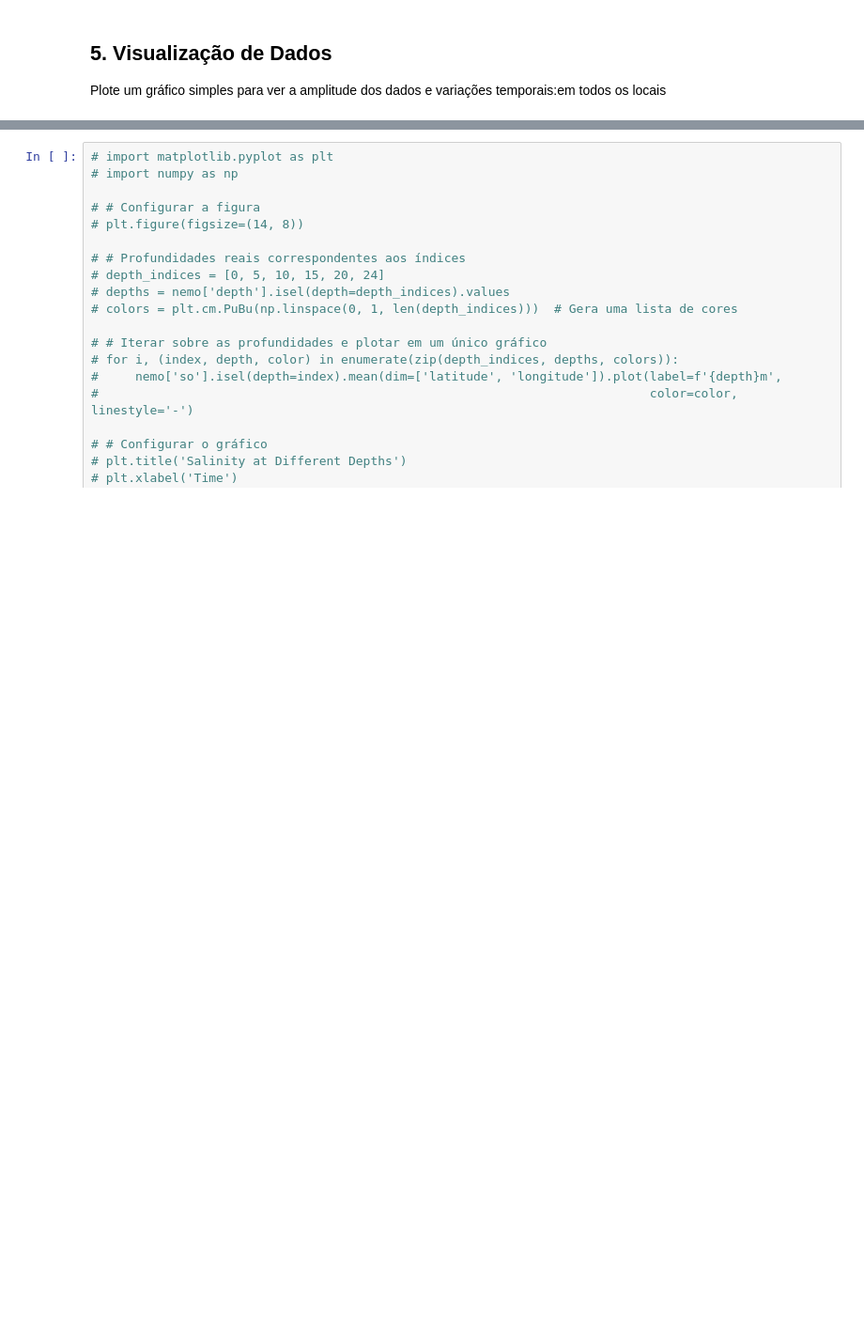
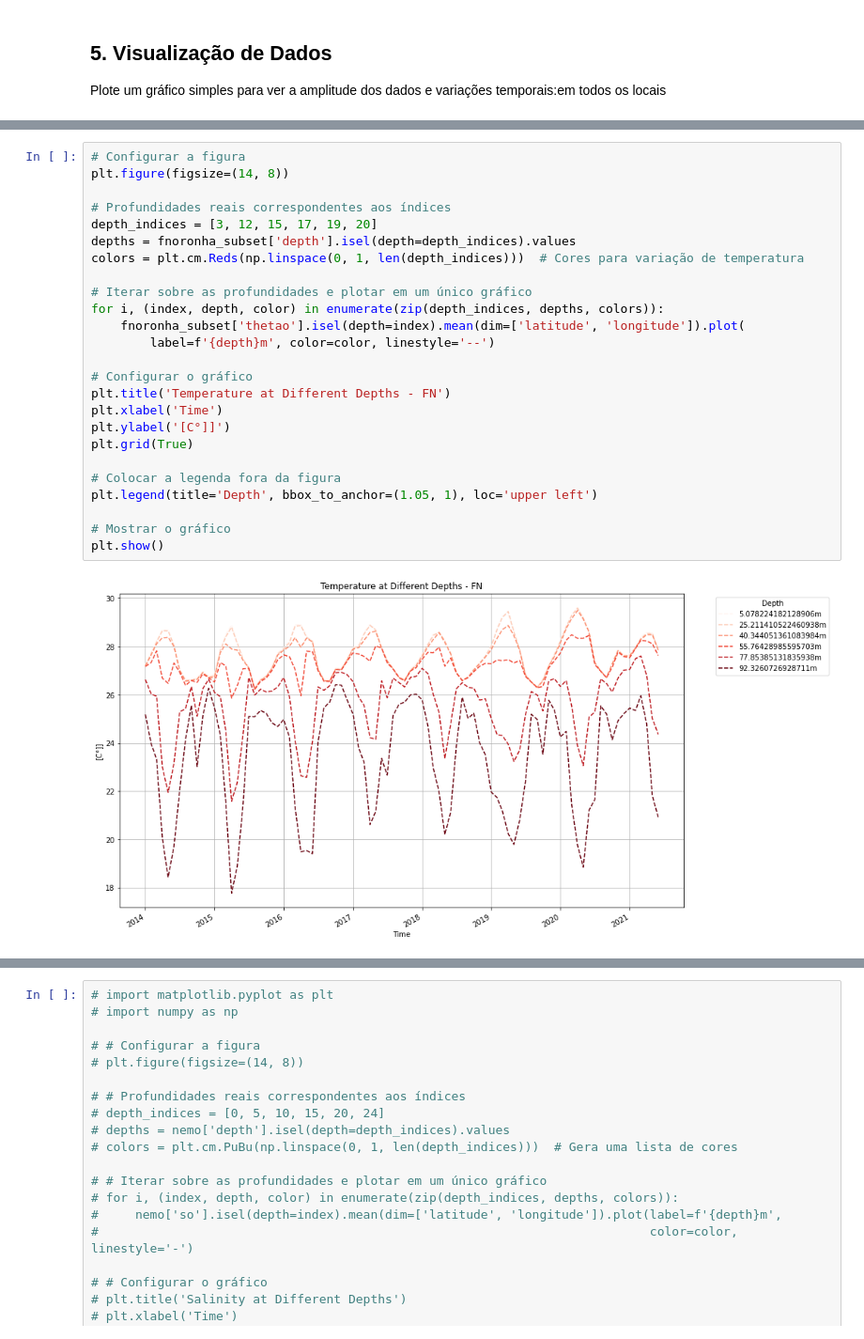
Before and after one commit to nobru-pereira/pnas, a Jupyter notebook: nemo_temp4depth_pnas.ipynb, the cells around one changed output, grey strips where cells are left out. Shown at 94% size. Cells and saved outputs as stored; diff of their text form; blank space fills up the shorter version.

```diff
--- a/nemo_temp4depth_pnas.ipynb
+++ b/nemo_temp4depth_pnas.ipynb
@@ -199,0 +298,27 @@ for local, subset in subsets.items():
+# %%
+# Configurar a figura
+plt.figure(figsize=(14, 8))
+
+# Profundidades reais correspondentes aos índices
+depth_indices = [3, 12, 15, 17, 19, 20]
+depths = fnoronha_subset['depth'].isel(depth=depth_indices).values
+colors = plt.cm.Reds(np.linspace(0, 1, len(depth_indices)))  # Cores para variação de temperatura
+
+# Iterar sobre as profundidades e plotar em um único gráfico
+for i, (index, depth, color) in enumerate(zip(depth_indices, depths, colors)):
+    fnoronha_subset['thetao'].isel(depth=index).mean(dim=['latitude', 'longitude']).plot(
+        label=f'{depth}m', color=color, linestyle='--')
+
+# Configurar o gráfico
+plt.title('Temperature at Different Depths - FN')
+plt.xlabel('Time')
+plt.ylabel('[C°]]')
+plt.grid(True)
+
+# Colocar a legenda fora da figura
+plt.legend(title='Depth', bbox_to_anchor=(1.05, 1), loc='upper left')
+
+# Mostrar o gráfico
+plt.show()
+# %% [output]
+[figure, added]
```
Also changed, not shown: parts of 32 cells of this notebook.
